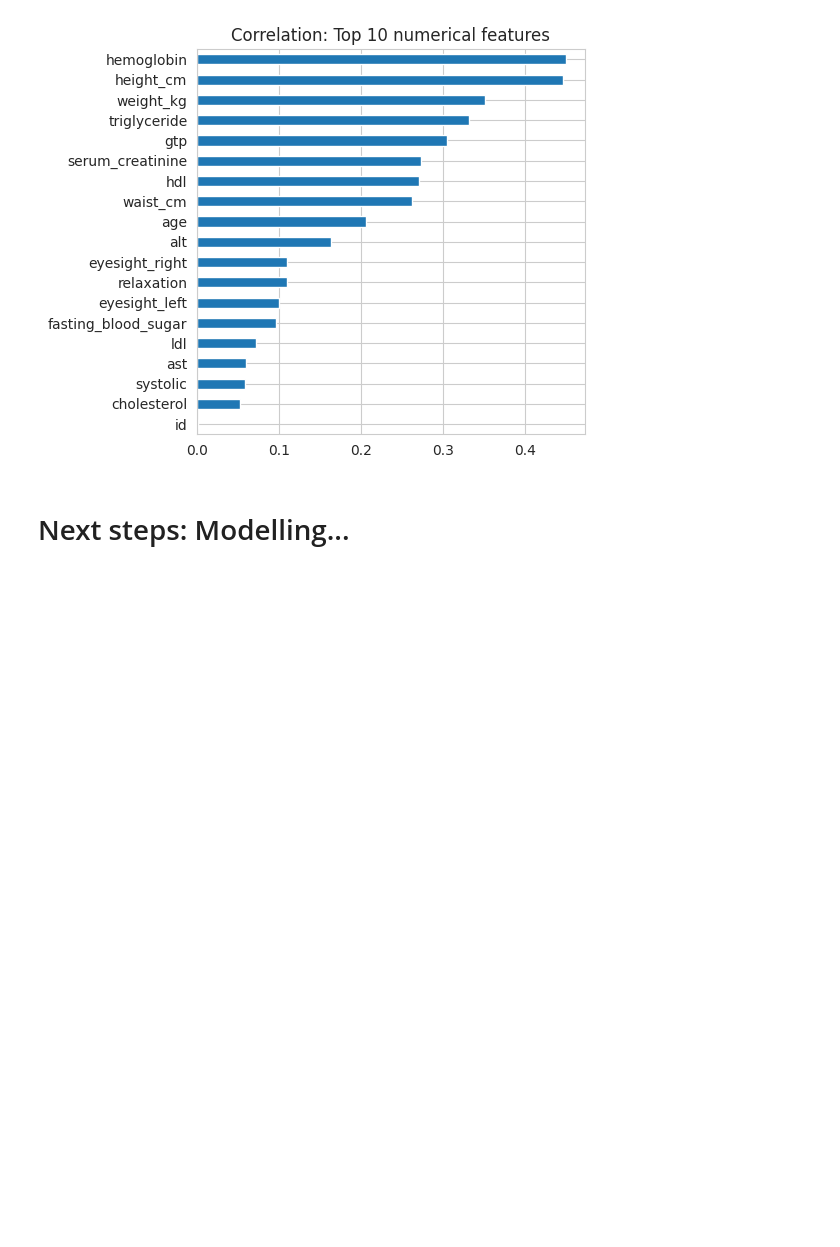
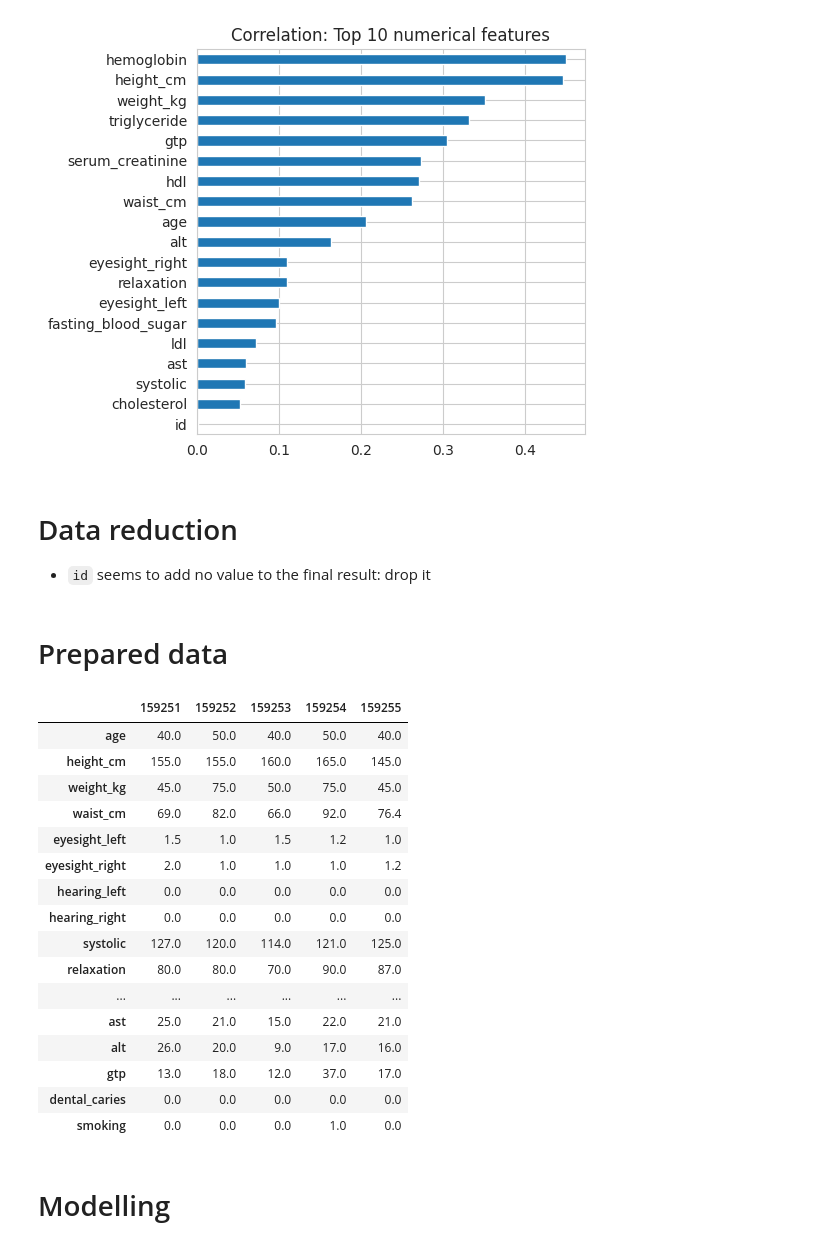
Before and after one commit to abhirup-ghosh/kaggle, a Jupyter notebook: smoker-classifier-using-bio-signals.ipynb, the cells around one changed output. Cells and saved outputs as stored; diff of their text form; code cells hidden in the pictures; blank space fills up the shorter version.

```diff
--- a/smoker-classifier-using-bio-signals.ipynb
+++ b/smoker-classifier-using-bio-signals.ipynb
@@ -198,6 +203,9 @@ Index(['id', 'age', 'height_cm', 'weight_kg', 'waist_cm', 'eyesight_left',
        'hdl', 'ldl', 'hemoglobin', 'urine_protein', 'serum_creatinine', 'ast',
        'alt', 'gtp', 'dental_caries', 'smoking'],
       dtype='object')
+# %%
+df_train.hearing_left.replace({1:0, 2:1}, inplace=True)
+df_train.hearing_right.replace({1:0, 2:1}, inplace=True)
 # %% [markdown]
 * **Input features datatypes:** all input features are numeric: either continuous, boolean or categorical
     * hearing (left/right) and dental caries are boolean variables
@@ -383,5 +371,32 @@ id                     0.000632
 dtype: float64
 Text(0.5, 1.0, 'Correlation: Top 10 numerical features')
 [figure]
+# %% [markdown]
+# Data reduction
+* `id` seems to add no value to the final result: drop it
+# %%
+df_train.drop('id', axis=1, inplace=True)
+# %% [markdown]
+# Prepared data
+# %%
+df_train.tail().T
+# %% [output]
+|  | 159251 | 159252 | 159253 | 159254 | 159255 |
+| age | 40.0 | 50.0 | 40.0 | 50.0 | 40.0 |
+| height_cm | 155.0 | 155.0 | 160.0 | 165.0 | 145.0 |
+| weight_kg | 45.0 | 75.0 | 50.0 | 75.0 | 45.0 |
+| waist_cm | 69.0 | 82.0 | 66.0 | 92.0 | 76.4 |
+| eyesight_left | 1.5 | 1.0 | 1.5 | 1.2 | 1.0 |
+| eyesight_right | 2.0 | 1.0 | 1.0 | 1.0 | 1.2 |
+| hearing_left | 0.0 | 0.0 | 0.0 | 0.0 | 0.0 |
+| hearing_right | 0.0 | 0.0 | 0.0 | 0.0 | 0.0 |
+| systolic | 127.0 | 120.0 | 114.0 | 121.0 | 125.0 |
+| relaxation | 80.0 | 80.0 | 70.0 | 90.0 | 87.0 |
+| ... | ... | ... | ... | ... | ... |
+| ast | 25.0 | 21.0 | 15.0 | 22.0 | 21.0 |
+| alt | 26.0 | 20.0 | 9.0 | 17.0 | 16.0 |
+| gtp | 13.0 | 18.0 | 12.0 | 37.0 | 17.0 |
+| dental_caries | 0.0 | 0.0 | 0.0 | 0.0 | 0.0 |
+| smoking | 0.0 | 0.0 | 0.0 | 1.0 | 0.0 |
 # %% [markdown]
-# Next steps: Modelling...
+# Modelling
```
Also changed, not shown: parts of 32 cells of this notebook.
